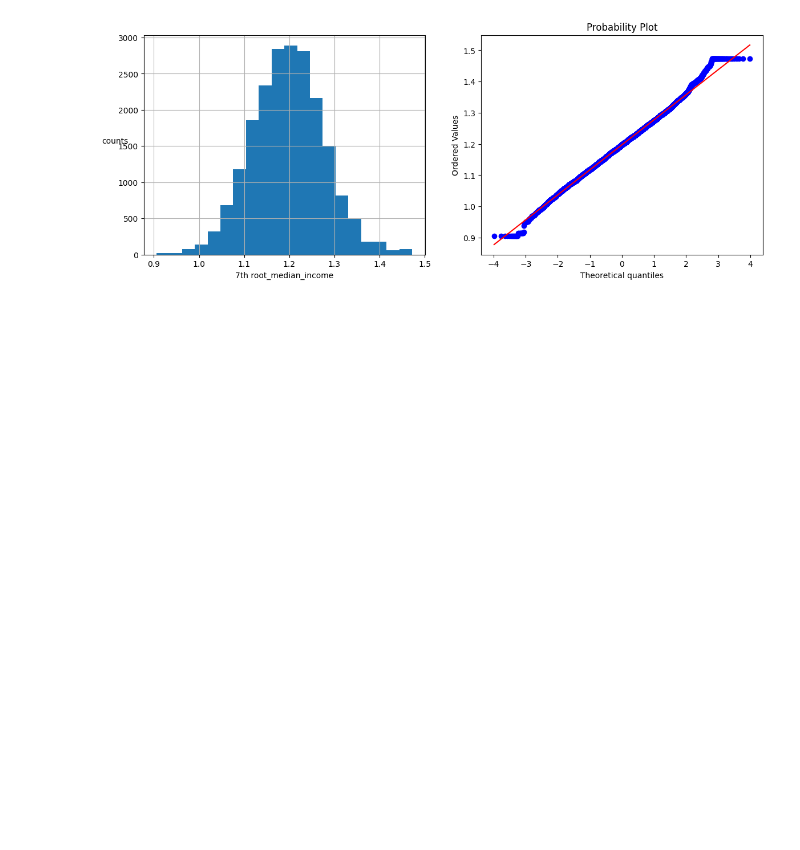
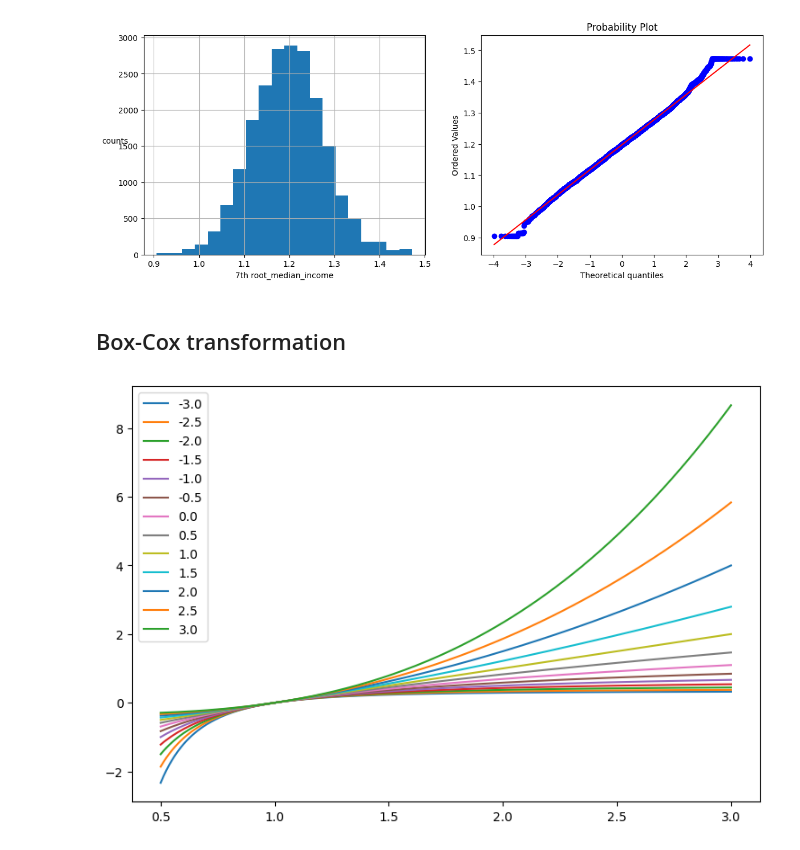
Before and after one commit to kar137/Machine-Learning-Portfolio, a Jupyter notebook: notebooks/Feature-Engineering/mathematical_transformation.ipynb, the cells around one changed output. Drawn from its saved outputs; the diff is of its cells as text; code cells hidden in the pictures; blank space fills up the shorter version.

Commit message:
Apply box-cox transformation and yeo-johnson transformation

```diff
--- a/notebooks/Feature-Engineering/mathematical_transformation.ipynb
+++ b/notebooks/Feature-Engineering/mathematical_transformation.ipynb
@@ -143,3 +143,22 @@ for i in range(2,8):
 [figure]
 [figure]
 [figure]
+# %% [markdown]
+## Box-Cox transformation
+# %%
+#plotting the box-cox function
+
+X = np.linspace(0.5,3,200) #input
+lamb = np.arange(-3,3.5,0.5) #range of values of lambda
+
+plt.figure(figsize=(9,6))
+for l in lamb:
+    if l != 0: #condition to compute y
+        y = (X**l-1)/l
+    else:
+        y = np.log(X)
+
+    plt.plot(X,y,label=l)
+    plt.legend()
+# %% [output]
+[figure, added]
```
Also changed, not shown: parts of 3 cells of this notebook.
